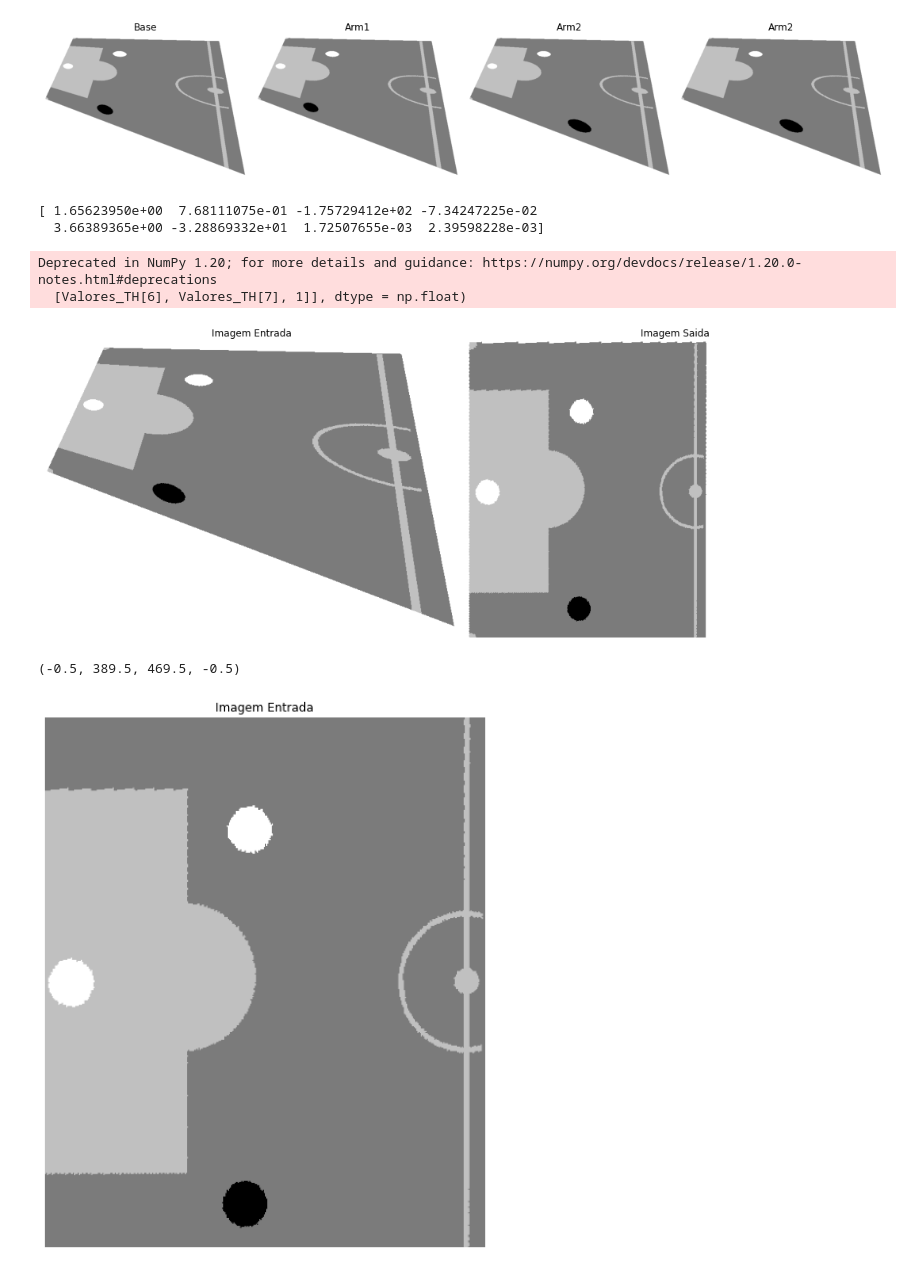
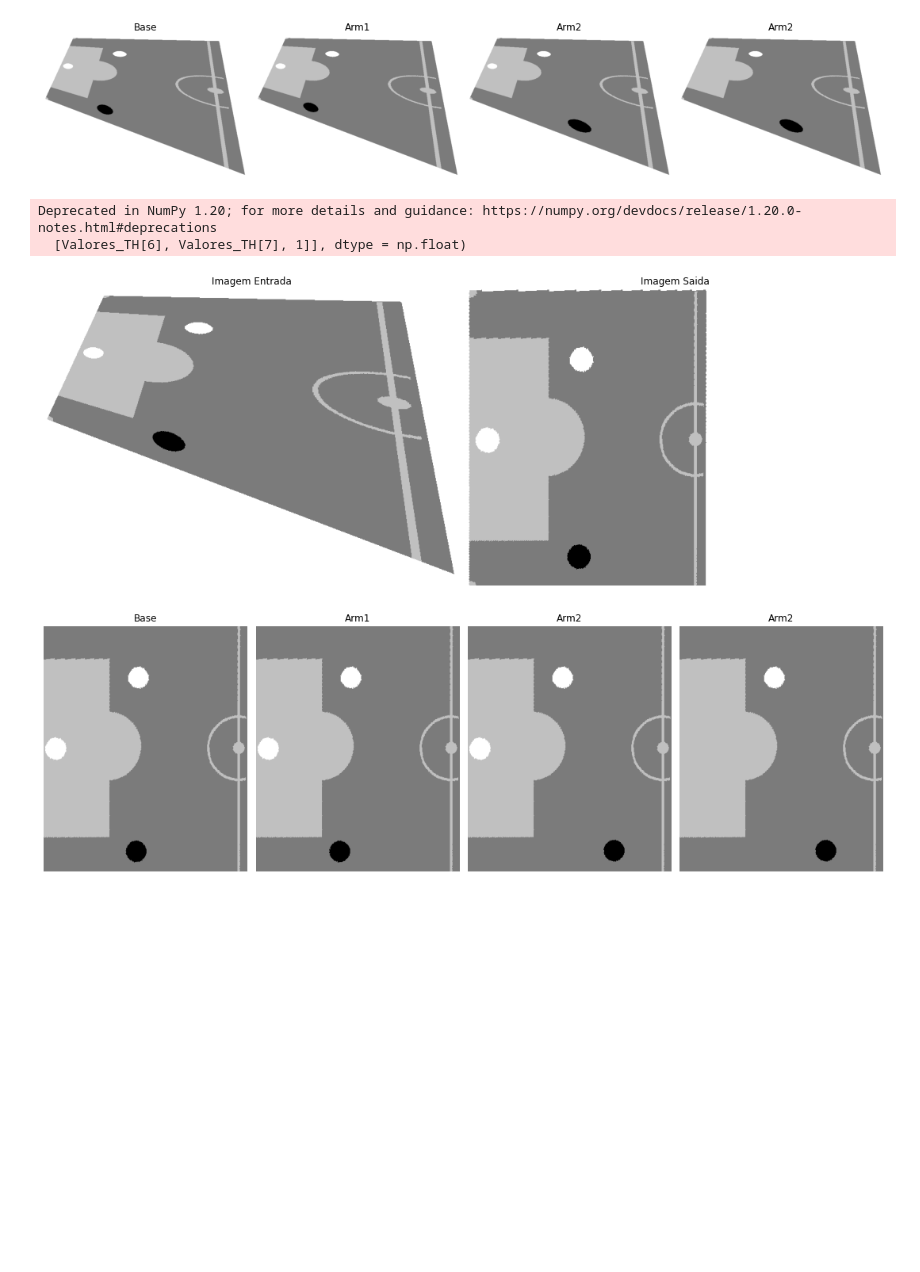
Before and after one commit to fekurita/MachineVision, a Jupyter notebook: APS2/APS2.ipynb, the cells around one changed output. Drawn from its saved outputs; the diff is of its cells as text; code cells hidden in the pictures; blank space fills up the shorter version.

```diff
--- a/APS2/APS2.ipynb
+++ b/APS2/APS2.ipynb
@@ -424,38 +424,44 @@ def TransProject(TH,img):
             if (x>=0) and (x<w) and (y>=0) and (y<h):
                 img_out[v,u] = img[y,x] #--> Y e V sao as linhas; X e U sao as colunas
     return img_out
-
-
-plt.figure(figsize=(15,10))
-plt.subplot(1,2,1)
-plt.imshow(Fig_Campo_1, cmap='gray')
-plt.title('Imagem Entrada')
-plt.axis('off')
-
-plt.subplot(1,2,2)
-plt.imshow(TransProject(TH,Fig_Campo_1), cmap='gray')
-plt.title('Imagem Saida')
-plt.axis('off')
-plt.tight_layout()
-plt.show()
 # %% [output]
-[ 1.65623950e+00  7.68111075e-01 -1.75729412e+02 -7.34247225e-02
-  3.66389365e+00 -3.28869332e+01  1.72507655e-03  2.39598228e-03]
+Deprecated in NumPy 1.20; for more details and guidance: https://numpy.org/devdocs/release/1.20.0-notes.html#deprecations
+  [Valores_TH[6], Valores_TH[7], 1]], dtype = np.float)
-Deprecated in NumPy 1.20; for more details and guidance: https://numpy.org/devdocs/release/1.20.0-notes.html#deprecations
-  [Valores_TH[6], Valores_TH[7], 1]], dtype = np.float)
 [figure]
-# %%
-
-
-Fig_Campo_1_Pronta = TransProject(TH,Fig_Campo_1)[20:490,10:400]
-plt.figure(figsize=(15,10))
-
-plt.imshow(Fig_Campo_1_Pronta, cmap='gray')
-plt.title('Imagem Entrada')
-plt.axis('off')
-# %% [output]
-(-0.5, 389.5, 469.5, -0.5)
-[figure, removed]
+# %%
+
+
+Fig_Campo_1_Pronta = TransProject(TH,Fig_Campo_1)[20:490,10:400]
+Fig_Campo_2_Pronta = TransProject(TH,Fig_Campo_2)[20:490,10:400]
+Fig_Campo_3_Pronta = TransProject(TH,Fig_Campo_3)[20:490,10:400]
+Fig_Campo_4_Pronta = TransProject(TH,Fig_Campo_4)[20:490,10:400]
+
+plt.figure(figsize=(15,10))
+
+plt.subplot(1,4,1)
+plt.imshow(Fig_Campo_1_Pronta, cmap='gray')
+plt.title('Base')
+plt.axis('off')
+
+plt.subplot(1,4,2)
+plt.imshow(Fig_Campo_2_Pronta, cmap='gray')
+plt.title('Arm1')
+plt.axis('off')
+
+plt.subplot(1,4,3)
+plt.imshow(Fig_Campo_3_Pronta, cmap='gray')
+plt.title('Arm2')
+plt.axis('off')
+
+plt.subplot(1,4,4)
+plt.imshow(Fig_Campo_4_Pronta, cmap='gray')
+plt.title('Arm2')
+plt.axis('off')
+
+plt.tight_layout()
+plt.show()
+# %% [output]
+[figure, added]
 # %%
 def white_balls(img):
     (h,w)= img.shape
```
Also changed, not shown: parts of 4 cells of this notebook.
